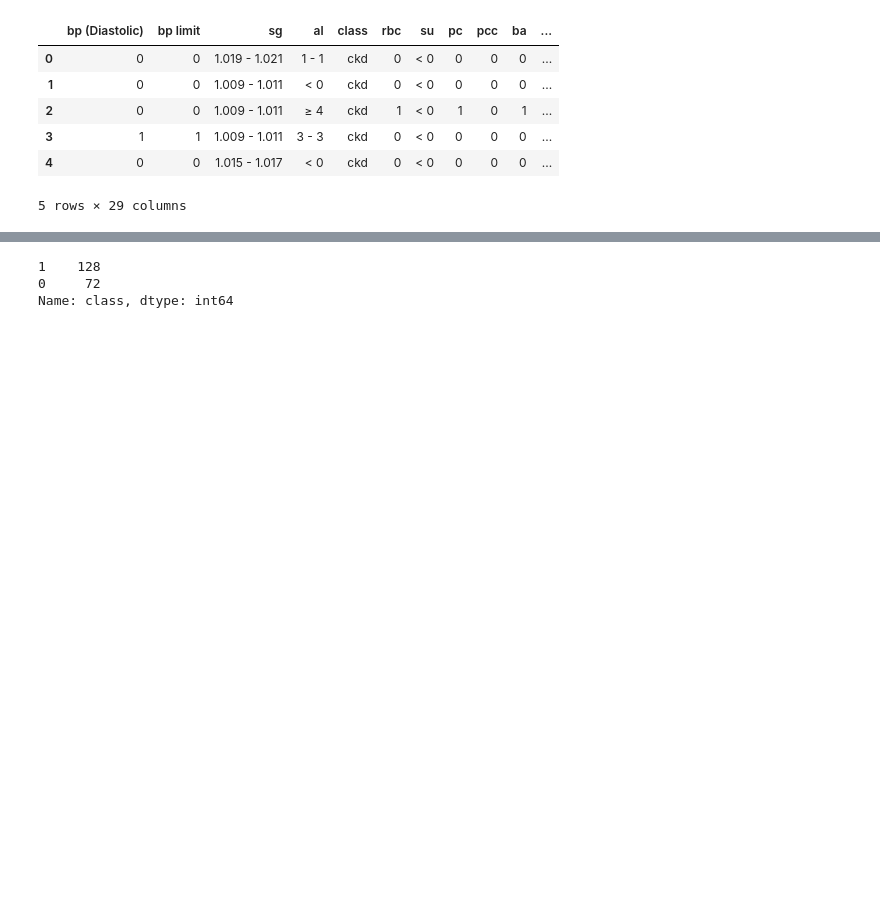
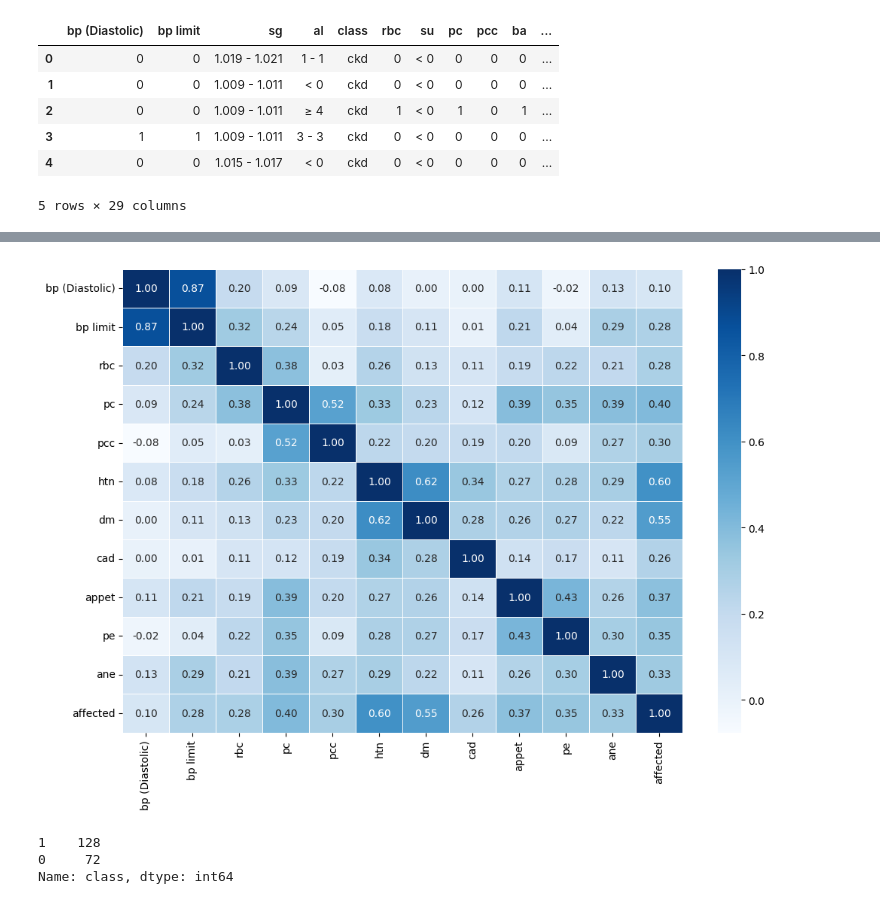
Before and after one commit to saadk555/OS-Project, a Jupyter notebook: RF.ipynb, the cells around one changed output, grey strips where cells are left out. Drawn from its saved outputs; the diff is of its cells as text; code cells hidden in the pictures; blank space fills up the shorter version.

Commit message:
after adding heatmap

```diff
--- a/RF.ipynb
+++ b/RF.ipynb
@@ -51,0 +62,3 @@ df.head()
+# %%
+dataForHeatmap = df.loc[:, ['bp (Diastolic)', 'bp limit', 'rbc', 'pc', 'pcc', 'htn', 'dm', 'cad', 'appet', 'pe', 'ane', 'affected']]
+dataForHeatmap.dtypes
@@ -51,0 +79,4 @@ df.head()
+# %%
+for column in dataForHeatmap:
+    dataForHeatmap[column] = pd.to_numeric(dataForHeatmap[column])
+dataForHeatmap.dtypes
@@ -52,3 +97,10 @@ df.head()
+# %%
+# Corellation
+cor_metricx=dataForHeatmap.corr()
+fig, axis=plt.subplots(figsize=(12,8))
+axis=sns.heatmap(cor_metricx, annot=True, linewidths=0.5, fmt=".2f", cmap="Blues") # annot-->numbers inside boxs
+# %% [output]
+[figure, added]
 # %%
 # convert the categories of target ("ckd", "notckd") to (1, 0)
 df['class'] = df['class'].map({'ckd': 1, 'notckd': 0})
```
Also changed, not shown: parts of 3 cells of this notebook.
